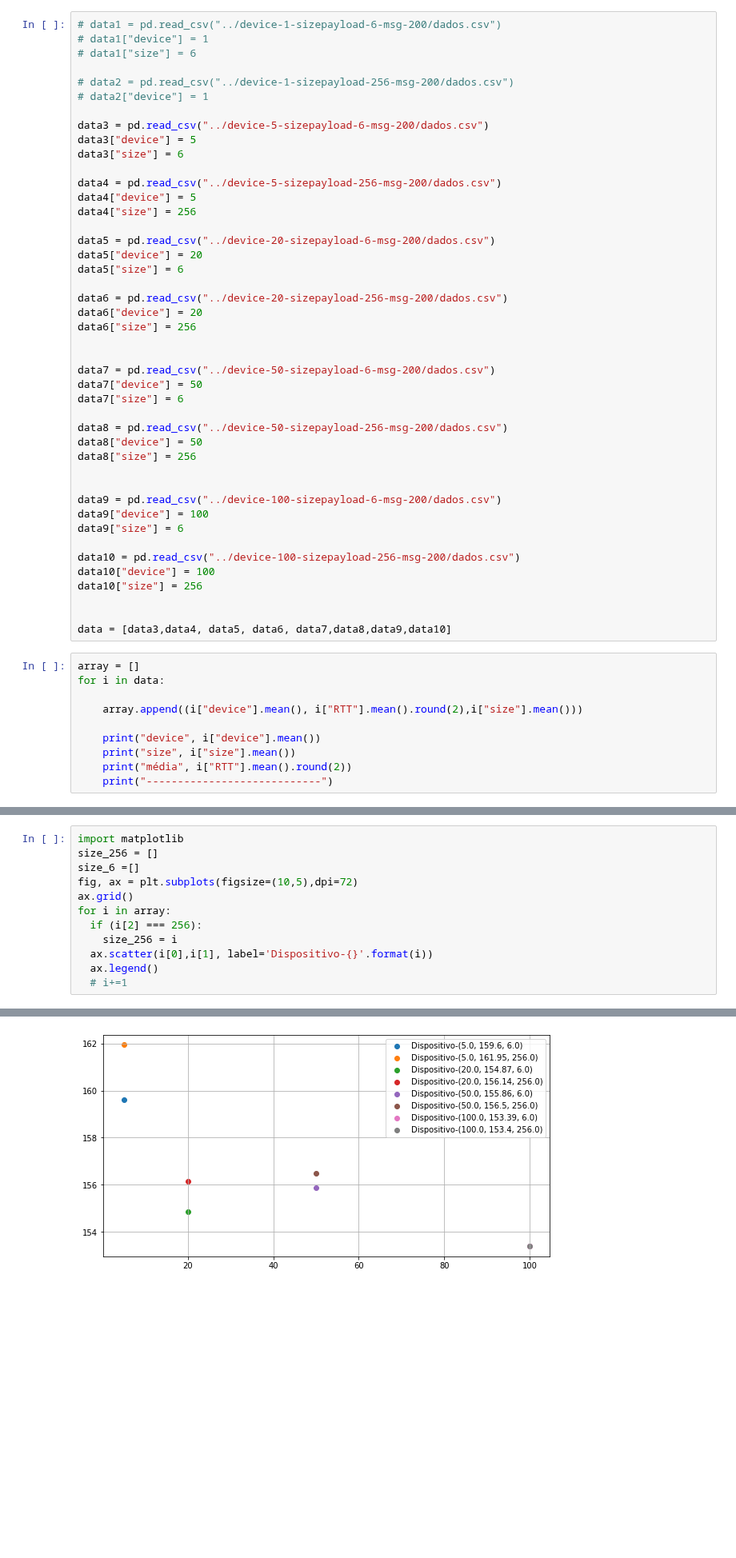
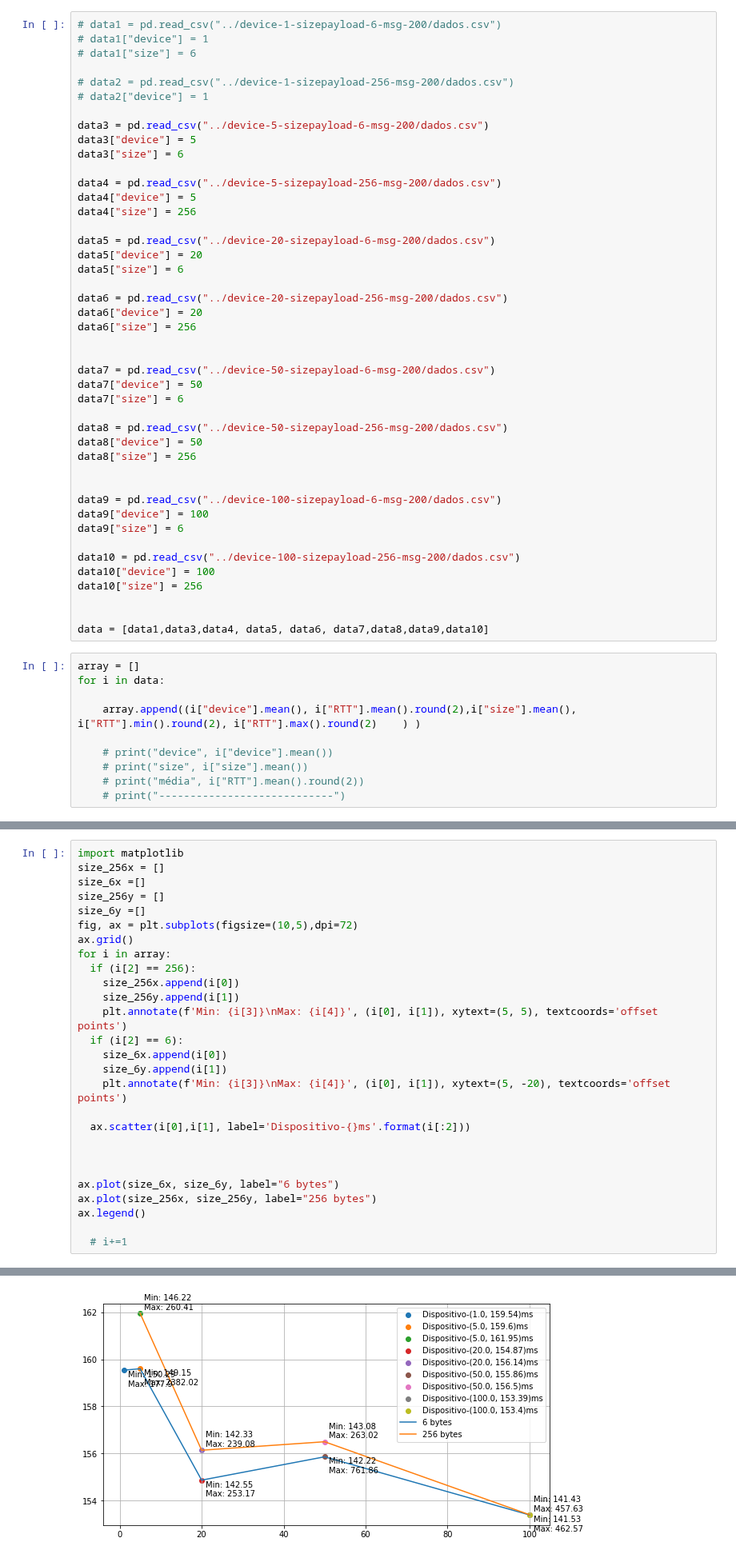
Before and after one commit to joaogabriel1995/iot-analise-tcc, a Jupyter notebook: Data_analytics/resultados_gerais/relatorio.ipynb, the cells around one changed output, grey strips where cells are left out. Shown at 80% size. Saved outputs shown, nothing was run; the diff lists cells and outputs as text; blank space fills up the shorter version.

```diff
--- a/Data_analytics/resultados_gerais/relatorio.ipynb
+++ b/Data_analytics/resultados_gerais/relatorio.ipynb
@@ -48,14 +48,14 @@ data10["device"] = 100
 data10["size"] = 256
 
 
-data = [data3,data4, data5, data6, data7,data8,data9,data10]
+data = [data1,data3,data4, data5, data6, data7,data8,data9,data10]
 # %%
 array = []
 for i in data:
 
-    array.append((i["device"].mean(), i["RTT"].mean().round(2),i["size"].mean()))
+    array.append((i["device"].mean(), i["RTT"].mean().round(2),i["size"].mean(), i["RTT"].min().round(2), i["RTT"].max().round(2)    ) )
 
-    print("device", i["device"].mean())
-    print("size", i["size"].mean())
-    print("média", i["RTT"].mean().round(2))
-    print("----------------------------")
+    # print("device", i["device"].mean())
+    # print("size", i["size"].mean())
+    # print("média", i["RTT"].mean().round(2))
+    # print("----------------------------")
@@ -80,13 +62,28 @@ média 153.4
 # %%
 import matplotlib
-size_256 = []
-size_6 =[]
+size_256x = []
+size_6x =[]
+size_256y = []
+size_6y =[]
 fig, ax = plt.subplots(figsize=(10,5),dpi=72)
 ax.grid()
 for i in array:
-  if (i[2] === 256):
-    size_256 = i
-  ax.scatter(i[0],i[1], label='Dispositivo-{}'.format(i))
-  ax.legend()
+  if (i[2] == 256):
+    size_256x.append(i[0])
+    size_256y.append(i[1])
+    plt.annotate(f'Min: {i[3]}\nMax: {i[4]}', (i[0], i[1]), xytext=(5, 5), textcoords='offset points')
+  if (i[2] == 6):
+    size_6x.append(i[0])
+    size_6y.append(i[1])
+    plt.annotate(f'Min: {i[3]}\nMax: {i[4]}', (i[0], i[1]), xytext=(5, -20), textcoords='offset points')
+
+  ax.scatter(i[0],i[1], label='Dispositivo-{}ms'.format(i[:2]))
+
+
+
+ax.plot(size_6x, size_6y, label="6 bytes")
+ax.plot(size_256x, size_256y, label="256 bytes")
+ax.legend()
+
   # i+=1
 # %% [output]
@@ -101 +91 @@ for i in array:
-[figure, old version]
+[figure, new version]
```
Also changed, not shown: parts of 3 cells of this notebook, 2 other files.
